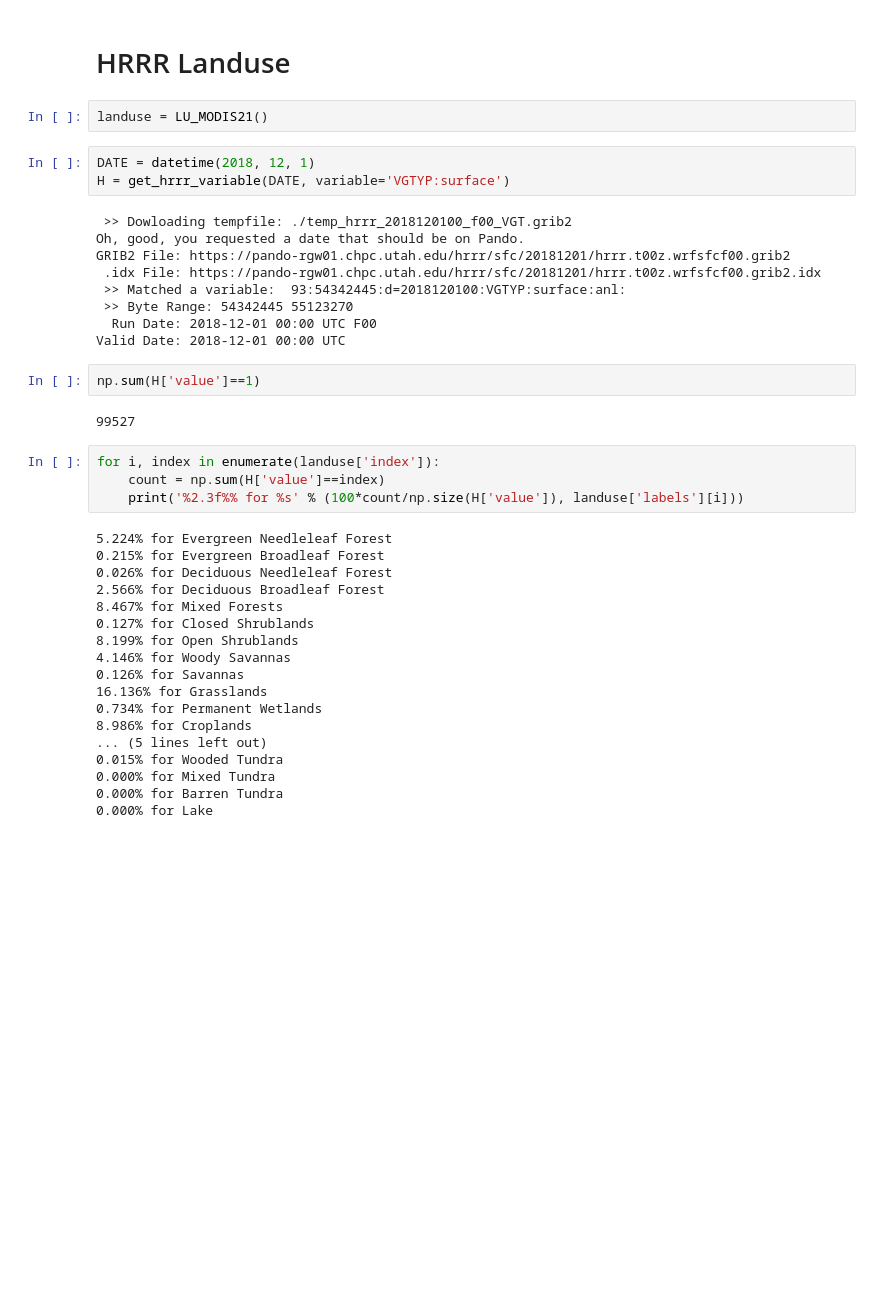
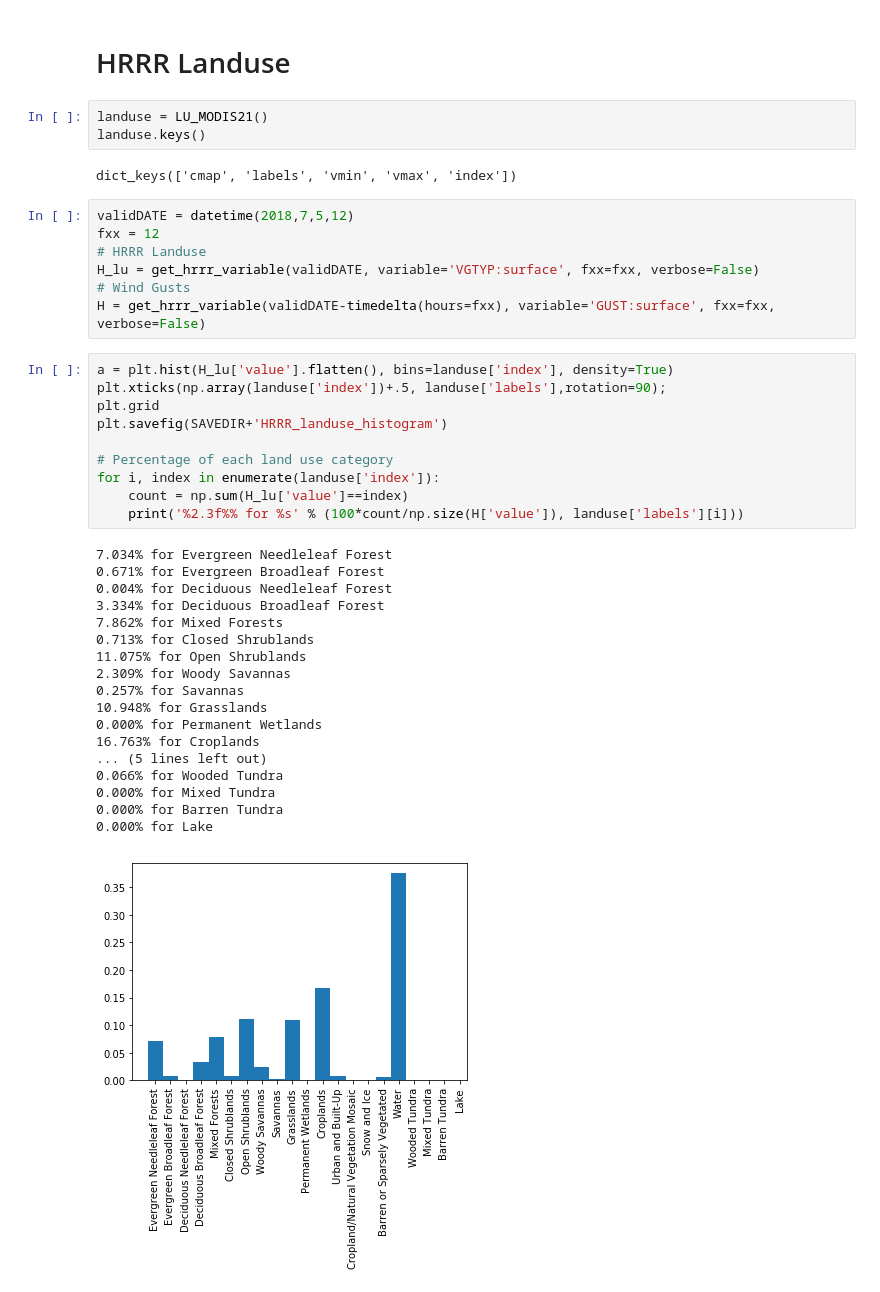
Before and after one commit to blaylockbk/pyBKB_v3, a Jupyter notebook: Robert_Zeil/FLAME_equation.ipynb, the cells around one changed output. Cells and saved outputs as stored; diff of their text form; blank space fills up the shorter version.

```diff
--- a/Robert_Zeil/FLAME_equation.ipynb
+++ b/Robert_Zeil/FLAME_equation.ipynb
@@ -74,41 +141,42 @@ plt.legend()
 # HRRR Landuse
 # %%
 landuse = LU_MODIS21()
+landuse.keys()
+# %% [output]
+dict_keys(['cmap', 'labels', 'vmin', 'vmax', 'index'])
-# %%
-DATE = datetime(2018, 12, 1)
-H = get_hrrr_variable(DATE, variable='VGTYP:surface')
-# %% [output]
- >> Dowloading tempfile: ./temp_hrrr_2018120100_f00_VGT.grib2
-Oh, good, you requested a date that should be on Pando.
-GRIB2 File: https://pando-rgw01.chpc.utah.edu/hrrr/sfc/20181201/hrrr.t00z.wrfsfcf00.grib2
- .idx File: https://pando-rgw01.chpc.utah.edu/hrrr/sfc/20181201/hrrr.t00z.wrfsfcf00.grib2.idx
- >> Matched a variable:  93:54342445:d=2018120100:VGTYP:surface:anl:
- >> Byte Range: 54342445 55123270
-  Run Date: 2018-12-01 00:00 UTC F00
-Valid Date: 2018-12-01 00:00 UTC
-# %%
-np.sum(H['value']==1)
-# %% [output]
-99527
+# %%
+validDATE = datetime(2018,7,5,12)
+fxx = 12
+# HRRR Landuse
+H_lu = get_hrrr_variable(validDATE, variable='VGTYP:surface', fxx=fxx, verbose=False)
+# Wind Gusts
+H = get_hrrr_variable(validDATE-timedelta(hours=fxx), variable='GUST:surface', fxx=fxx, verbose=False)
 # %%
+a = plt.hist(H_lu['value'].flatten(), bins=landuse['index'], density=True)
+plt.xticks(np.array(landuse['index'])+.5, landuse['labels'],rotation=90);
+plt.grid
+plt.savefig(SAVEDIR+'HRRR_landuse_histogram')
+
+# Percentage of each land use category
 for i, index in enumerate(landuse['index']):
-    count = np.sum(H['value']==index)
+    count = np.sum(H_lu['value']==index)
     print('%2.3f%% for %s' % (100*count/np.size(H['value']), landuse['labels'][i]))
 # %% [output]
-5.224% for Evergreen Needleleaf Forest
-0.215% for Evergreen Broadleaf Forest
-0.026% for Deciduous Needleleaf Forest
-2.566% for Deciduous Broadleaf Forest
-8.467% for Mixed Forests
-0.127% for Closed Shrublands
-8.199% for Open Shrublands
-4.146% for Woody Savannas
-0.126% for Savannas
-16.136% for Grasslands
-0.734% for Permanent Wetlands
-8.986% for Croplands
+7.034% for Evergreen Needleleaf Forest
+0.671% for Evergreen Broadleaf Forest
+0.004% for Deciduous Needleleaf Forest
+3.334% for Deciduous Broadleaf Forest
+7.862% for Mixed Forests
+0.713% for Closed Shrublands
+11.075% for Open Shrublands
+2.309% for Woody Savannas
+0.257% for Savannas
+10.948% for Grasslands
+0.000% for Permanent Wetlands
+16.763% for Croplands
 ... (5 lines left out)
-0.015% for Wooded Tundra
+0.066% for Wooded Tundra
 0.000% for Mixed Tundra
 0.000% for Barren Tundra
 0.000% for Lake
+[figure, added]
```
Also changed, not shown: parts of 27 cells of this notebook, 2 other files.
